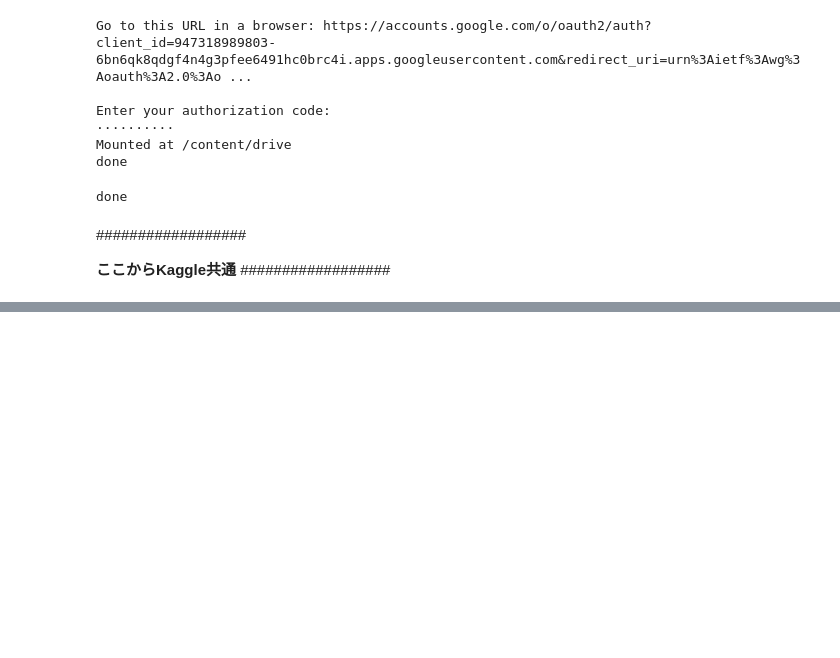
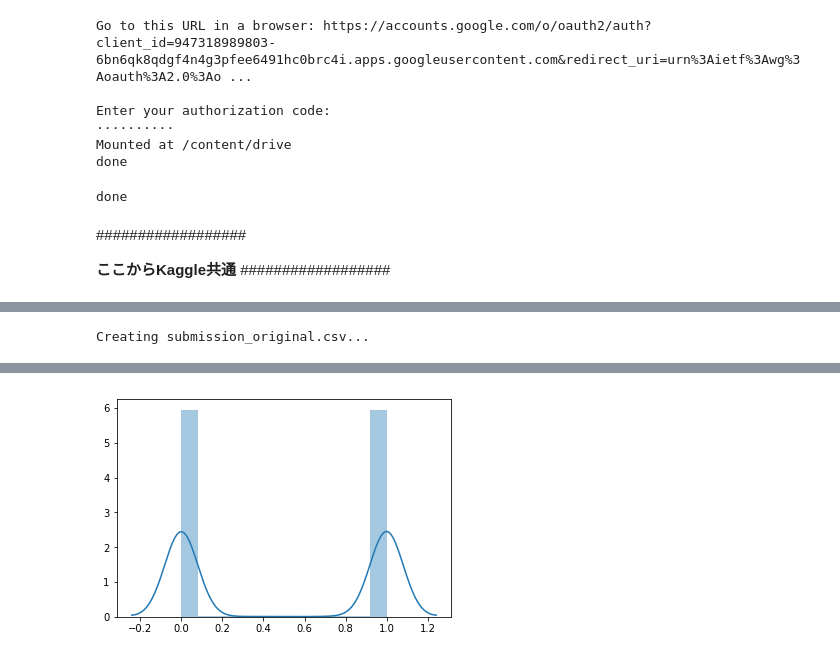
Before and after one commit to muraryu/dogcat, a Jupyter notebook: dogcat_mura.ipynb, the cells around one changed output, grey strips where cells are left out. Saved outputs shown, nothing was run; the diff lists cells and outputs as text; code cells hidden in the pictures; blank space fills up the shorter version.

```diff
--- a/dogcat_mura.ipynb
+++ b/dogcat_mura.ipynb
@@ -1024 +1030,71 @@ print('done')
 done
+# %%
+#本家テストデータ予測＆submissionファイル作成
+print('Creating submission_original.csv...')
+
+# 本家testデータ読み込み
+test_original_df = pd.read_csv(sample_submission_original_path, dtype='str')
+#display(test_df.head())
+test_original_preprocessed_dir = test_original_pre_dir
+os.makedirs(test_original_preprocessed_dir, exist_ok=True)
+
+# 本家testデータ前処理
+for path in tqdm(test_original_df['filename']):
+    img = Image.open(test_original_dir + path)
+
+    # 正方形になるように余白追加
+    width, height = img.size
+    if height == width:
+        #print('height == width')
+        pass
+    elif height > width:
+        #print('height > width')
+        img = img.crop((-(height-width)/2, 0, width+(height-width)/2, height))
+    else:
+        #print('height < width')
+        img = img.crop((0, -((width-height)/2), width, height+(width-height)/2))
+
+    img = img.resize((value_space["width_x_height"][near_vector["width_x_height"]], value_space["width_x_height"][near_vector["width_x_height"]]))
+    img.save(test_original_preprocessed_dir + path)
+
+test_original_datagen = ImageDataGenerator(rescale=1. / 255)
+test_original_generator = test_original_datagen.flow_from_dataframe(
+            dataframe=test_original_df,
+            directory=test_original_preprocessed_dir,
+            x_col='filename',
+            y_col=None,
+            target_size=(value_space["width_x_height"][candidate_vector["width_x_height"]],value_space["width_x_height"][candidate_vector["width_x_height"]]),
+            batch_size=value_space["batch_size"][candidate_vector["batch_size"]],
+            color_mode=value_space["color_mode"][candidate_vector["color_mode"]],
+            class_mode=None,
+            shuffle=False,
+            seed=1111
+        )
+
+# 本家テストデータ予測
+preds = CNN_model.predict_generator(test_original_generator, steps=len(test_original_generator), verbose=1)
+print(len(test_original_generator))
+
+# 本家testデータ予測結果の表示
+sns.distplot(np.reshape(preds, (-1,)))
+
+# submissionファイルの生成
+submission_original = pd.read_csv(sample_submission_original_path)
+submission_original['label'] = np.reshape(preds, (-1,))
+submission_original.to_csv('submission_original.csv', index=False)
+print(submission_original)
+#submission.head()
+
+# (参考)CSVダウンロードリンクの生成
+create_download_link(submission_original)
+
+# %% [code]
+# (参考)CSVダウンロードリンクの生成
+create_download_link(submission_original)
+
+# %% [code]
+import shutil
+#shutil.rmtree(train_preprocessed_dir)
+#shutil.rmtree(test_original_preprocessed_dir)# %% [markdown]
+# %% [output]
+Creating submission_original.csv...
@@ -1024,0 +1119 @@ done
+[figure, added]
```
Also changed, not shown: parts of 9 cells of this notebook.
